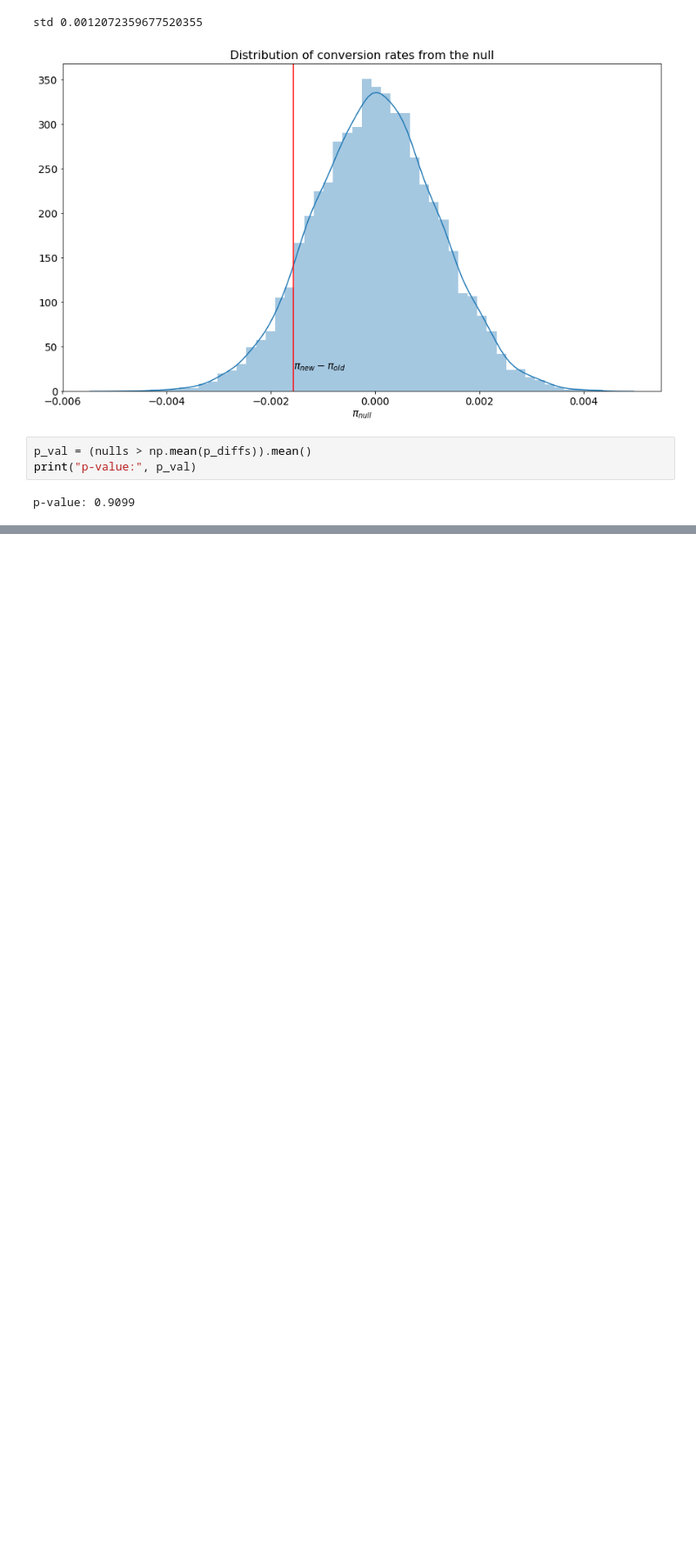
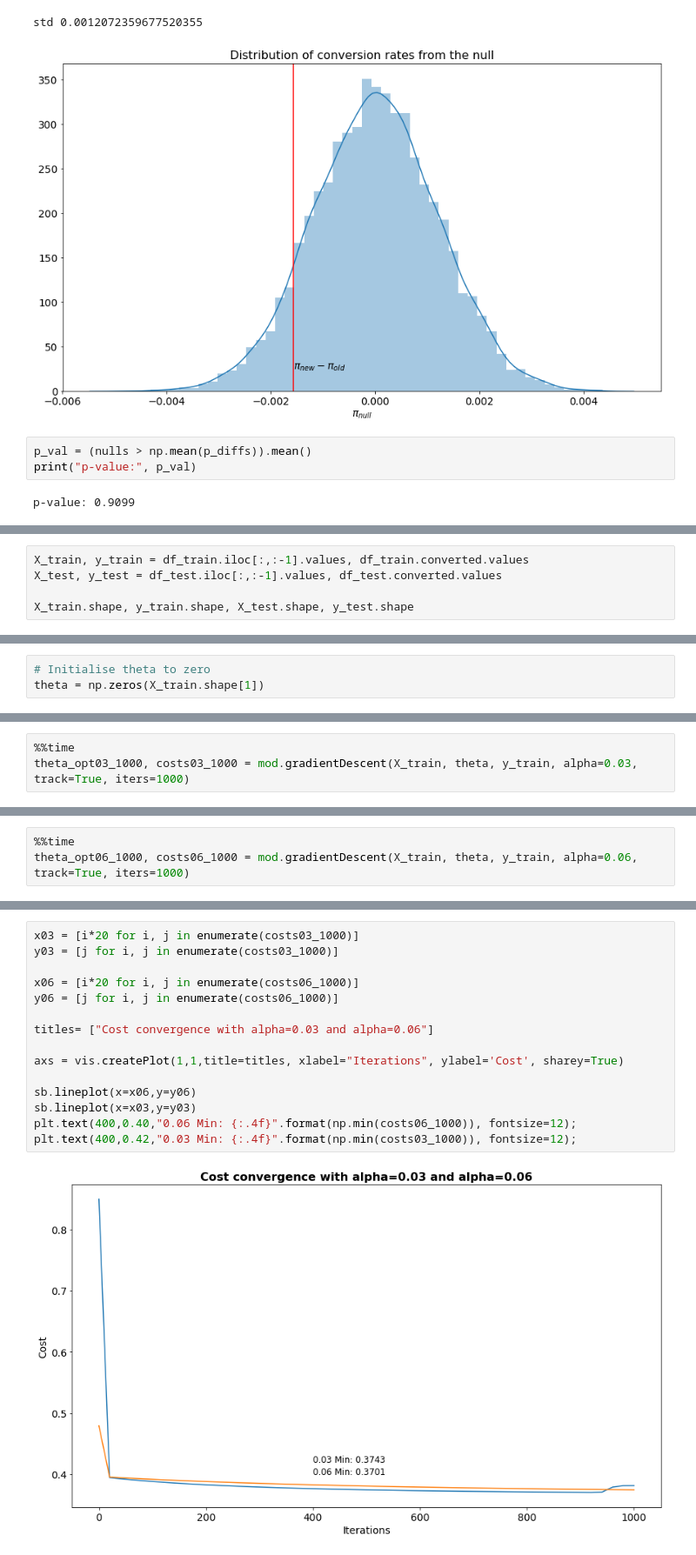
Before and after one commit to matt-fielding8/AB_test_e-commerce, a Jupyter notebook: notebooks/AB_Test.ipynb, the cells around one changed output, grey strips where cells are left out. Shown: that part at 87% size. Cells and saved outputs as stored; diff of their text form; blank space fills up the shorter version.

```diff
--- a/notebooks/AB_Test.ipynb
+++ b/notebooks/AB_Test.ipynb
@@ -296,0 +375,5 @@ Given that user conversion is binary, another method we can use to investigate t
+# %%
+X_train, y_train = df_train.iloc[:,:-1].values, df_train.converted.values
+X_test, y_test = df_test.iloc[:,:-1].values, df_test.converted.values
+
+X_train.shape, y_train.shape, X_test.shape, y_test.shape
@@ -296,0 +384,3 @@ Given that user conversion is binary, another method we can use to investigate t
+# %%
+# Initialise theta to zero
+theta = np.zeros(X_train.shape[1])
@@ -296,0 +456,3 @@ Given that user conversion is binary, another method we can use to investigate t
+# %%
+%%time
+theta_opt03_1000, costs03_1000 = mod.gradientDescent(X_train, theta, y_train, alpha=0.03, track=True, iters=1000)
@@ -296,0 +462,3 @@ Given that user conversion is binary, another method we can use to investigate t
+# %%
+%%time
+theta_opt06_1000, costs06_1000 = mod.gradientDescent(X_train, theta, y_train, alpha=0.06, track=True, iters=1000)
@@ -296,0 +468,17 @@ Given that user conversion is binary, another method we can use to investigate t
+# %%
+x03 = [i*20 for i, j in enumerate(costs03_1000)]
+y03 = [j for i, j in enumerate(costs03_1000)]
+
+x06 = [i*20 for i, j in enumerate(costs06_1000)]
+y06 = [j for i, j in enumerate(costs06_1000)]
+
+titles= ["Cost convergence with alpha=0.03 and alpha=0.06"]
+
+axs = vis.createPlot(1,1,title=titles, xlabel="Iterations", ylabel='Cost', sharey=True)
+
+sb.lineplot(x=x06,y=y06)
+sb.lineplot(x=x03,y=y03)
+plt.text(400,0.40,"0.06 Min: {:.4f}".format(np.min(costs06_1000)), fontsize=12);
+plt.text(400,0.42,"0.03 Min: {:.4f}".format(np.min(costs03_1000)), fontsize=12);
+# %% [output]
+[figure, added]
```
Also changed, not shown: parts of 39 cells of this notebook.
